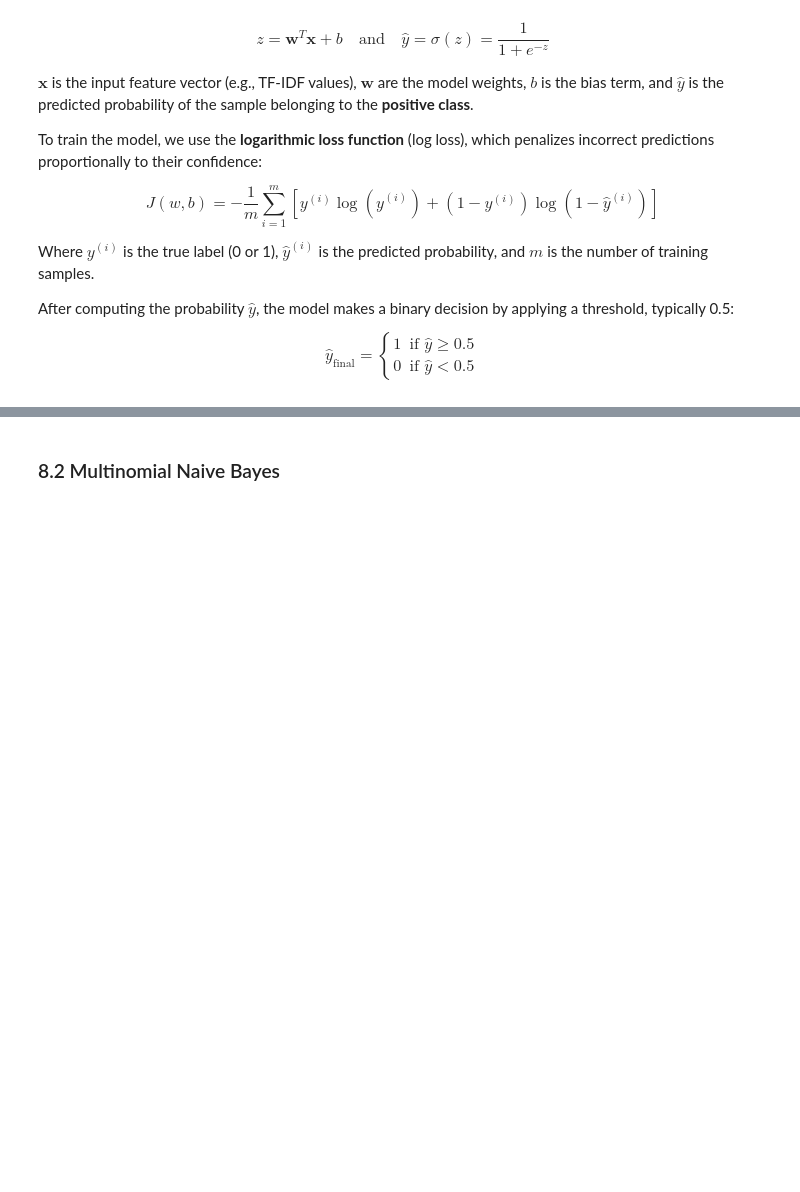
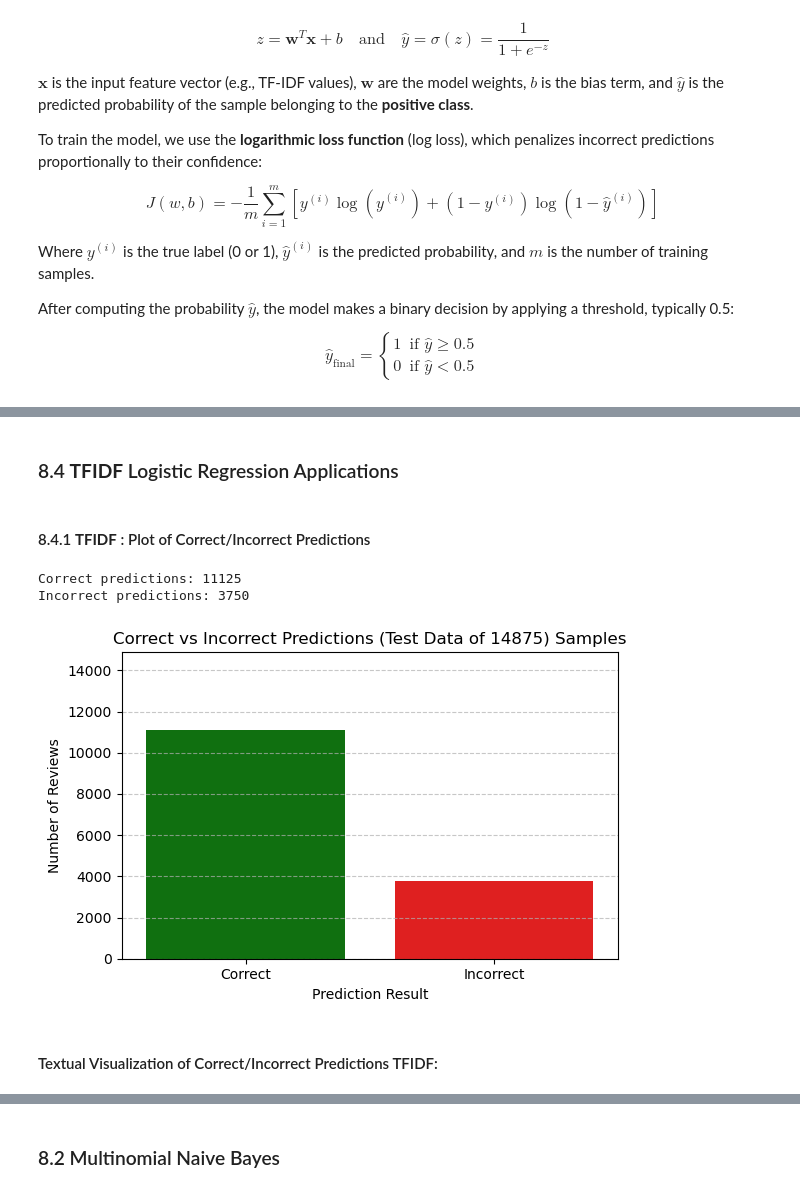
Before and after one commit to Sebaurzi02/Sentiment-Analysis-NLP-Model-Comparison, a Jupyter notebook: Sentiment_Analysis.ipynb, the cells around one changed output, grey strips where cells are left out. Drawn from its saved outputs; the diff is of its cells as text; code cells hidden in the pictures; blank space fills up the shorter version.

```diff
--- a/Sentiment_Analysis.ipynb
+++ b/Sentiment_Analysis.ipynb
@@ -855,0 +912,40 @@ display(styled_df)
+# %% [markdown]
+### 8.4 **TFIDF** Logistic Regression Applications
+# %% [markdown]
+#### 8.4.1 **TFIDF** : Plot of Correct/Incorrect Predictions
+# %%
+n_examples = len(Y_test)
+
+#label_map = {'positive': 1, 'negative': 0}
+reverse_label_map = {1: 'positive', 0: 'negative'}
+
+results_df = pd.DataFrame({
+    'Review': X_test.iloc[:n_examples].apply(lambda x: x[:100] + '...'),
+    #'True Label': Y_test.iloc[:n_examples].map(label_map).values,
+    'True Label': Y_test.iloc[:n_examples].values,
+    #'Predicted Label': Log_R_tfidf_predict[:n_examples]
+    'Predicted Label': [reverse_label_map[p] for p in Log_R_tfidf_predict[:n_examples]]
+})
+
+results_df['Correct'] = results_df['True Label'] == results_df['Predicted Label']
+count_results = results_df['Correct'].value_counts().rename(index={True: 'Correct', False: 'Incorrect'})
+
+print(f"Correct predictions: {count_results.get('Correct', 0)}")
+print(f"Incorrect predictions: {count_results.get('Incorrect', 0)}")
+
+plt.figure(figsize=(6, 4))
+sns.barplot(x=count_results.index, y=count_results.values, palette={'Correct': 'green', 'Incorrect': 'red'})
+
+plt.title(f"Correct vs Incorrect Predictions (Test Data of {len(Y_test)}) Samples")
+plt.ylabel("Number of Reviews")
+plt.xlabel("Prediction Result")
+plt.ylim(0,len(Y_test))
+plt.grid(axis='y', linestyle='--', alpha=0.7)
+plt.tight_layout()
+plt.show()
+# %% [output]
+Correct predictions: 11125
+Incorrect predictions: 3750
+[figure, added]
+# %% [markdown]
+#### Textual Visualization of Correct/Incorrect Predictions TFIDF:
```
Also changed, not shown: parts of 37 cells of this notebook.
